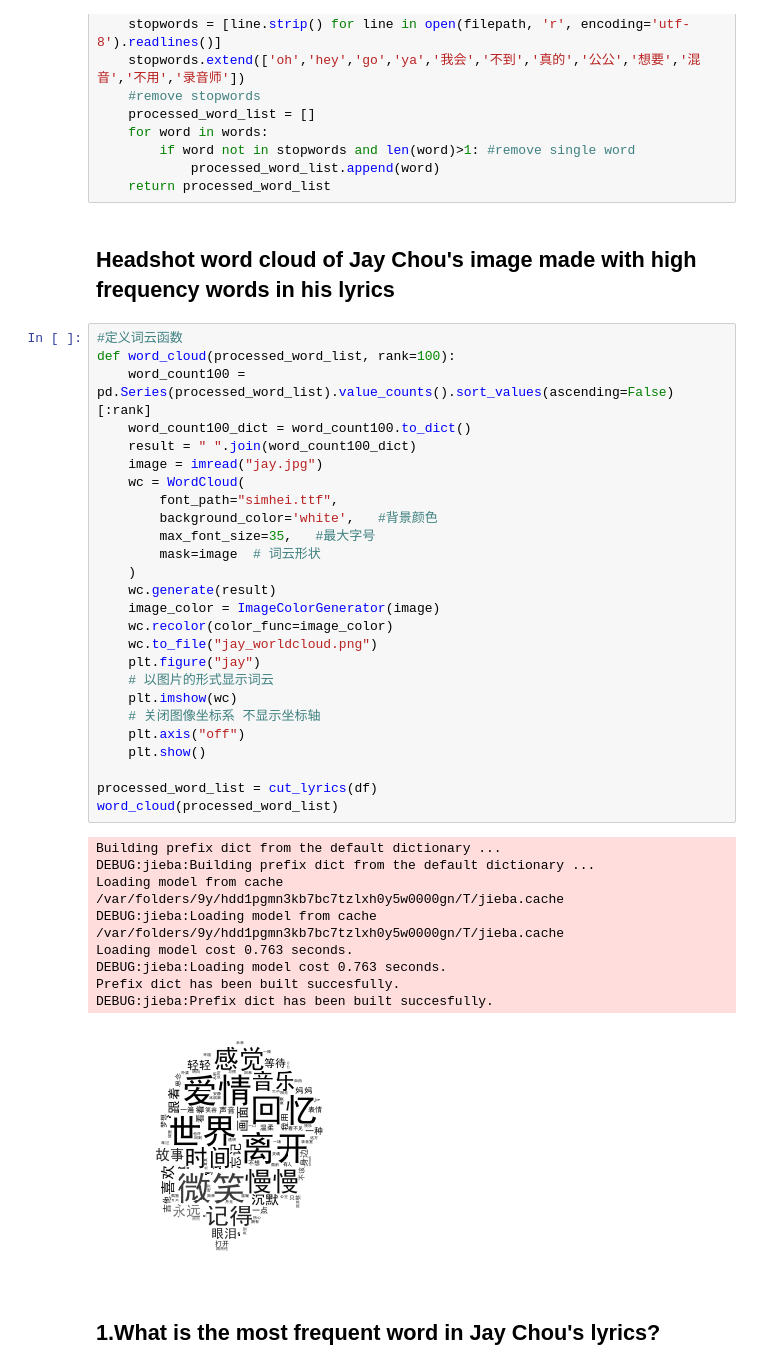
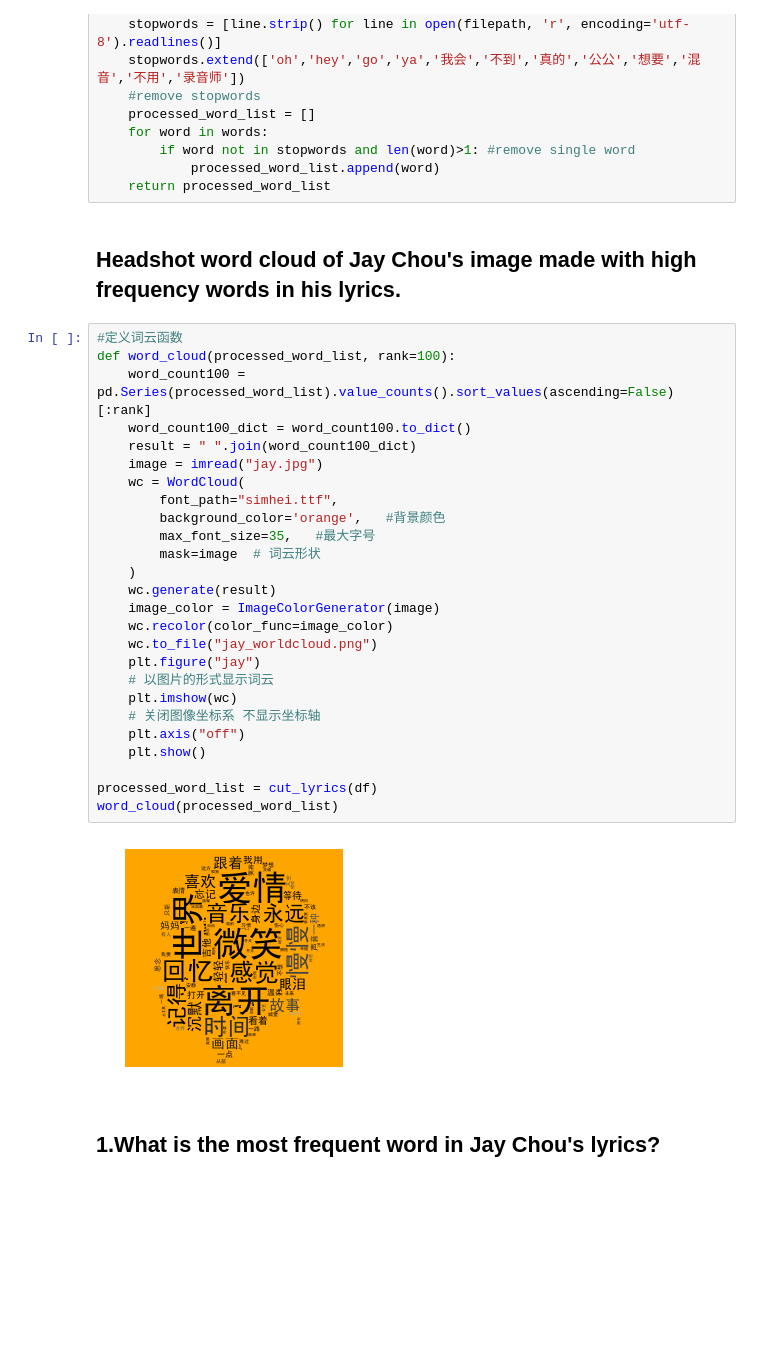
Before and after one commit to CCCCCecilia/python-data-assignments, a Jupyter notebook: assignment2/assignment2.ipynb, the cells around one changed output. Cells and saved outputs as stored; diff of their text form; blank space fills up the shorter version.

```diff
--- a/assignment2/assignment2.ipynb
+++ b/assignment2/assignment2.ipynb
@@ -49,43 +49,35 @@ def cut_lyrics(df):
 # %% [markdown]
 
 
-## Headshot word cloud of Jay Chou's image made with high frequency words in his lyrics
+## Headshot word cloud of Jay Chou's image made with high frequency words in his lyrics.
 # %%
 #定义词云函数
 def word_cloud(processed_word_list, rank=100):
     word_count100 = pd.Series(processed_word_list).value_counts().sort_values(ascending=False)[:rank]
     word_count100_dict = word_count100.to_dict()
     result = " ".join(word_count100_dict)
     image = imread("jay.jpg")
     wc = WordCloud(
         font_path="simhei.ttf",
-        background_color='white',   #背景颜色
+        background_color='orange',   #背景颜色
         max_font_size=35,   #最大字号
         mask=image  # 词云形状
     )
     wc.generate(result)
     image_color = ImageColorGenerator(image)
     wc.recolor(color_func=image_color)
     wc.to_file("jay_worldcloud.png")
     plt.figure("jay")
     # 以图片的形式显示词云
     plt.imshow(wc)
     # 关闭图像坐标系 不显示坐标轴
     plt.axis("off")
     plt.show()
 
 processed_word_list = cut_lyrics(df)
 word_cloud(processed_word_list)
 # %% [output]
-Building prefix dict from the default dictionary ...
-DEBUG:jieba:Building prefix dict from the default dictionary ...
-Loading model from cache /var/folders/9y/hdd1pgmn3kb7bc7tzlxh0y5w0000gn/T/jieba.cache
-DEBUG:jieba:Loading model from cache /var/folders/9y/hdd1pgmn3kb7bc7tzlxh0y5w0000gn/T/jieba.cache
-Loading model cost 0.763 seconds.
-DEBUG:jieba:Loading model cost 0.763 seconds.
-Prefix dict has been built succesfully.
-DEBUG:jieba:Prefix dict has been built succesfully.
-[figure, old version]
+[figure, new version]
 # %% [markdown]
 
 
```
Also changed, not shown: parts of 3 cells of this notebook, 4 other files.
